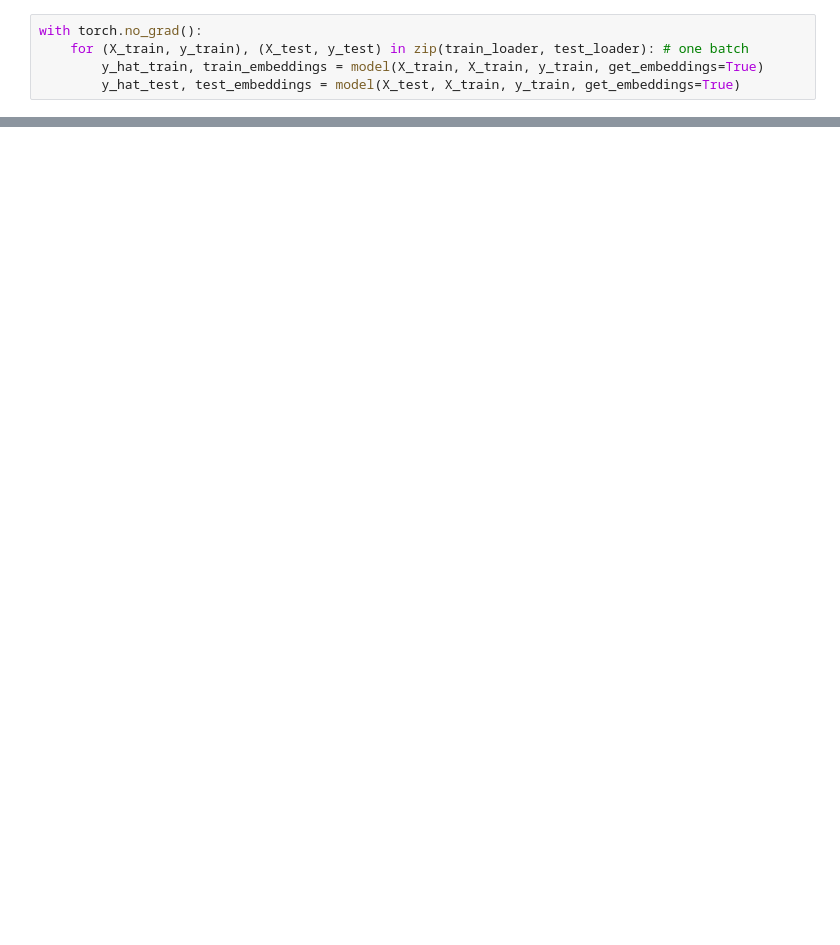
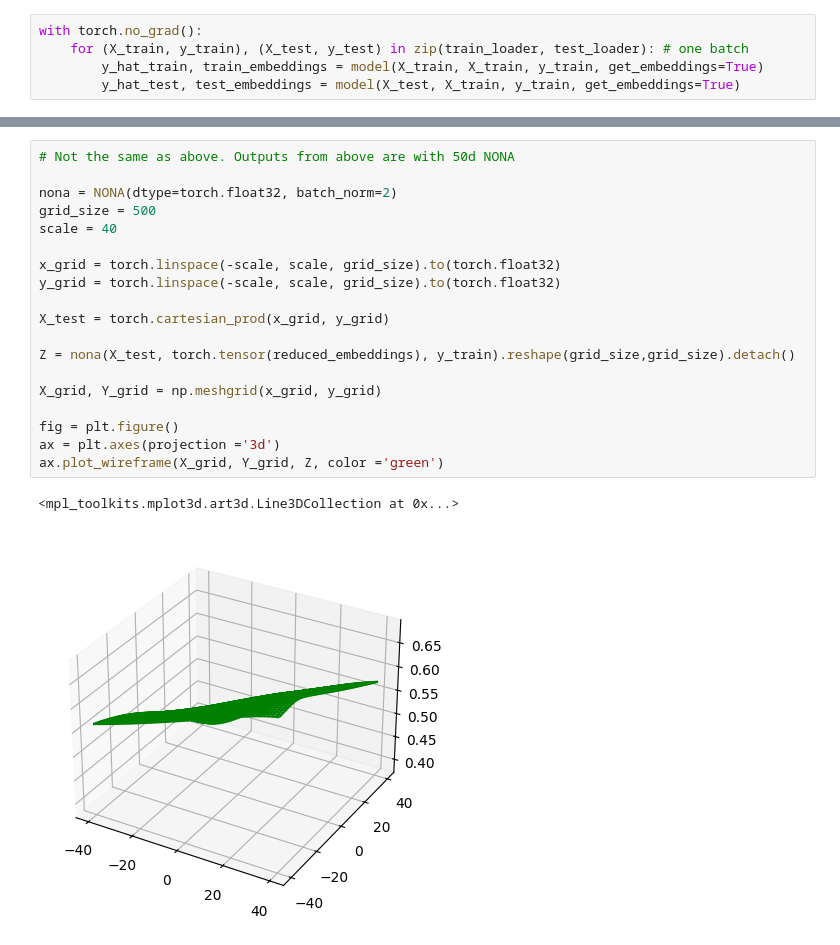
Before and after one commit to aviadsusman/nona, a Jupyter notebook: visualize_embeddings.ipynb, the cells around one changed output, grey strips where cells are left out. Saved outputs shown, nothing was run; the diff lists cells and outputs as text; blank space fills up the shorter version.

```diff
--- a/visualize_embeddings.ipynb
+++ b/visualize_embeddings.ipynb
@@ -109,0 +109,22 @@ for label_to_vis, y in label_dict.items():
+# %%
+# Not the same as above. Outputs from above are with 50d NONA
+
+nona = NONA(dtype=torch.float32, batch_norm=2)
+grid_size = 500
+scale = 40
+
+x_grid = torch.linspace(-scale, scale, grid_size).to(torch.float32)
+y_grid = torch.linspace(-scale, scale, grid_size).to(torch.float32)
+
+X_test = torch.cartesian_prod(x_grid, y_grid)
+
+Z = nona(X_test, torch.tensor(reduced_embeddings), y_train).reshape(grid_size,grid_size).detach()
+
+X_grid, Y_grid = np.meshgrid(x_grid, y_grid)
+
+fig = plt.figure()
+ax = plt.axes(projection ='3d')
+ax.plot_wireframe(X_grid, Y_grid, Z, color ='green')
+# %% [output]
+<mpl_toolkits.mplot3d.art3d.Line3DCollection at 0x...>
+[figure, added]
```
Also changed, not shown: parts of 6 cells of this notebook, 7 other files.
